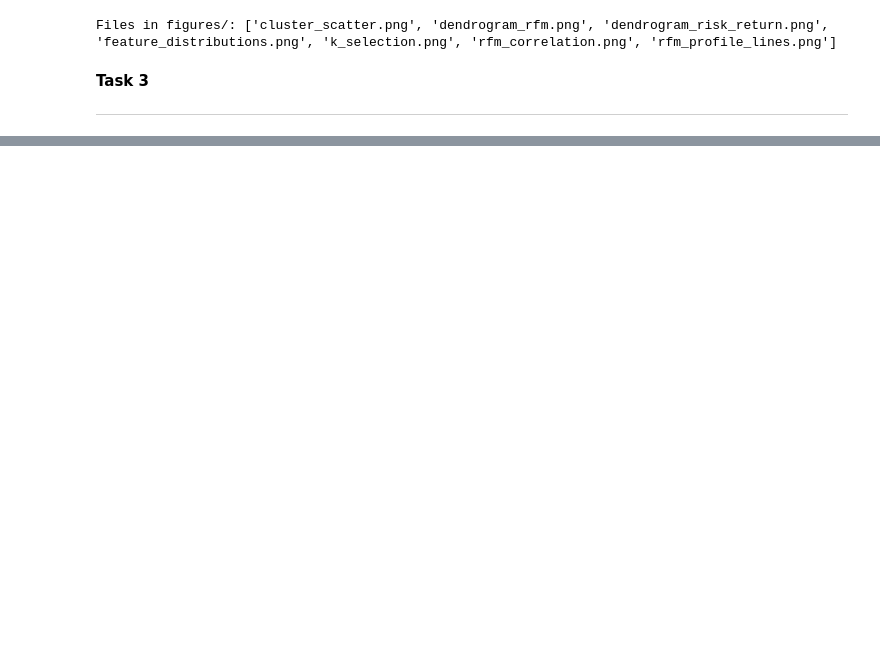
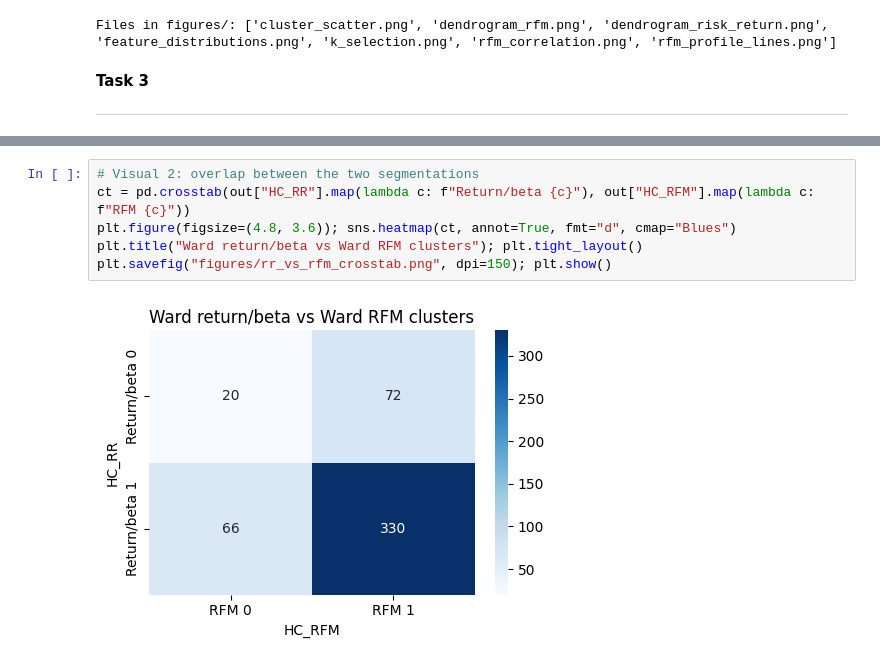
Before and after one commit to Sav200512/sp500-rfm-segmentation-cw, a Jupyter notebook: Task_1_and_2_cw_(20232749_W2151870).ipynb, the cells around one changed output, grey strips where cells are left out. Drawn from its saved outputs; the diff is of its cells as text; blank space fills up the shorter version.

```diff
--- a/Task_1_and_2_cw_(20232749_W2151870).ipynb
+++ b/Task_1_and_2_cw_(20232749_W2151870).ipynb
@@ -1328,0 +1487,8 @@ Files in figures/: ['cluster_scatter.png', 'dendrogram_rfm.png', 'dendrogram_ris
+# %%
+# Visual 2: overlap between the two segmentations
+ct = pd.crosstab(out["HC_RR"].map(lambda c: f"Return/beta {c}"), out["HC_RFM"].map(lambda c: f"RFM {c}"))
+plt.figure(figsize=(4.8, 3.6)); sns.heatmap(ct, annot=True, fmt="d", cmap="Blues")
+plt.title("Ward return/beta vs Ward RFM clusters"); plt.tight_layout()
+plt.savefig("figures/rr_vs_rfm_crosstab.png", dpi=150); plt.show()
+# %% [output]
+[figure, added]
```
Also changed, not shown: parts of 15 cells of this notebook.
